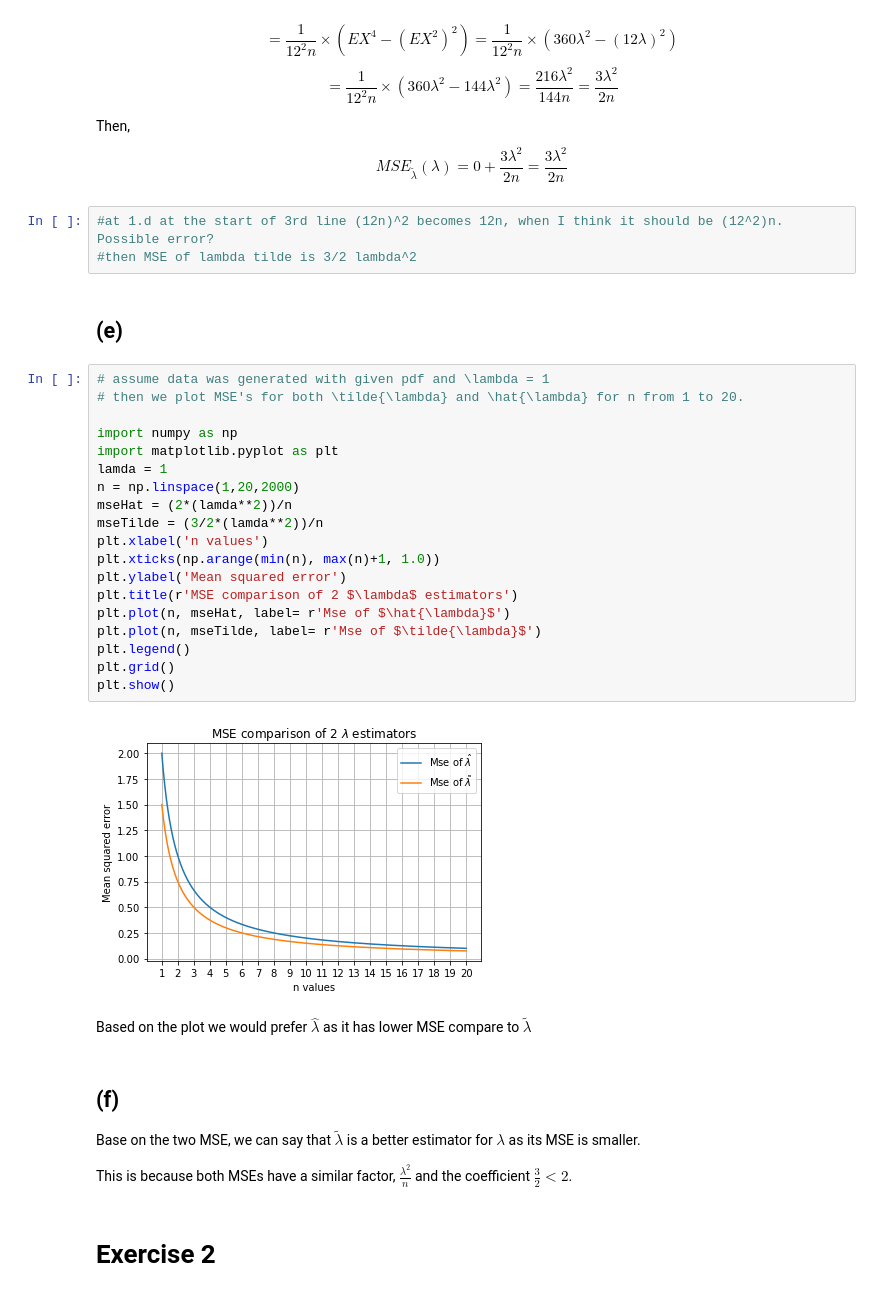
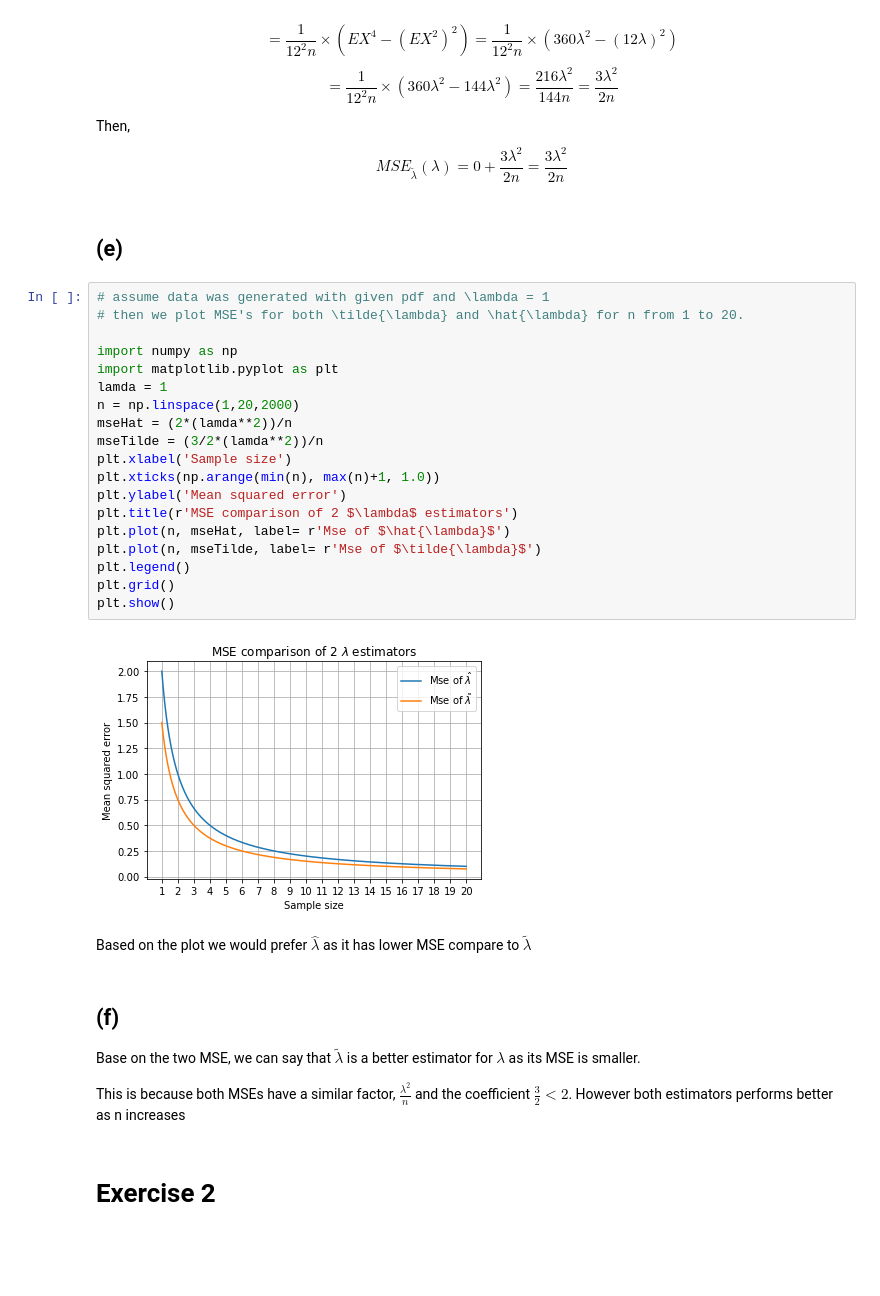
Before and after one commit to thutrangluu/Assignment_Stat, a Jupyter notebook: Assignment 1 Statistics.ipynb, the cells around one changed output. Cells and saved outputs as stored; diff of their text form; blank space fills up the shorter version.

```diff
--- a/Assignment 1 Statistics.ipynb
+++ b/Assignment 1 Statistics.ipynb
@@ -92,39 +78,36 @@ $$
 
 Then,
 $$MSE_{\tilde{\lambda}}(\lambda) = 0 + \frac{3\lambda^2}{2n} = \frac{3\lambda^2}{2n}$$
-# %%
-#at 1.d at the start of 3rd line (12n)^2 becomes 12n, when I think it should be (12^2)n. Possible error?
-#then MSE of lambda tilde is 3/2 lambda^2
 # %% [markdown]
 ## (e)
 # %%
 # assume data was generated with given pdf and \lambda = 1
 # then we plot MSE's for both \tilde{\lambda} and \hat{\lambda} for n from 1 to 20.
 
 import numpy as np
 import matplotlib.pyplot as plt
 lamda = 1
 n = np.linspace(1,20,2000)
 mseHat = (2*(lamda**2))/n
 mseTilde = (3/2*(lamda**2))/n
-plt.xlabel('n values')
+plt.xlabel('Sample size')
 plt.xticks(np.arange(min(n), max(n)+1, 1.0))
 plt.ylabel('Mean squared error')
 plt.title(r'MSE comparison of 2 $\lambda$ estimators')
 plt.plot(n, mseHat, label= r'Mse of $\hat{\lambda}$')
 plt.plot(n, mseTilde, label= r'Mse of $\tilde{\lambda}$')
 plt.legend()
 plt.grid()
 plt.show()
 # %% [output]
-[figure, old version]
+[figure, new version]
 # %% [markdown]
 Based on the plot we would prefer $\hat{\lambda}$ as it has lower MSE compare to $\tilde{\lambda}$
 # %% [markdown]
 ## (f)
 Base on the two MSE, we can say that $\tilde{\lambda}$ is a better estimator for $\lambda$ as its MSE is smaller.
 
-This is because both MSEs have a similar factor, $\frac{\lambda^2}{n}$ and the coefficient $\frac{3}{2} < 2$.
+This is because both MSEs have a similar factor, $\frac{\lambda^2}{n}$ and the coefficient $\frac{3}{2} < 2$. However both estimators performs better as n increases
 # %% [markdown]
 # Exercise 2
 # %% [markdown]
```
Also changed, not shown: parts of 12 cells of this notebook.
